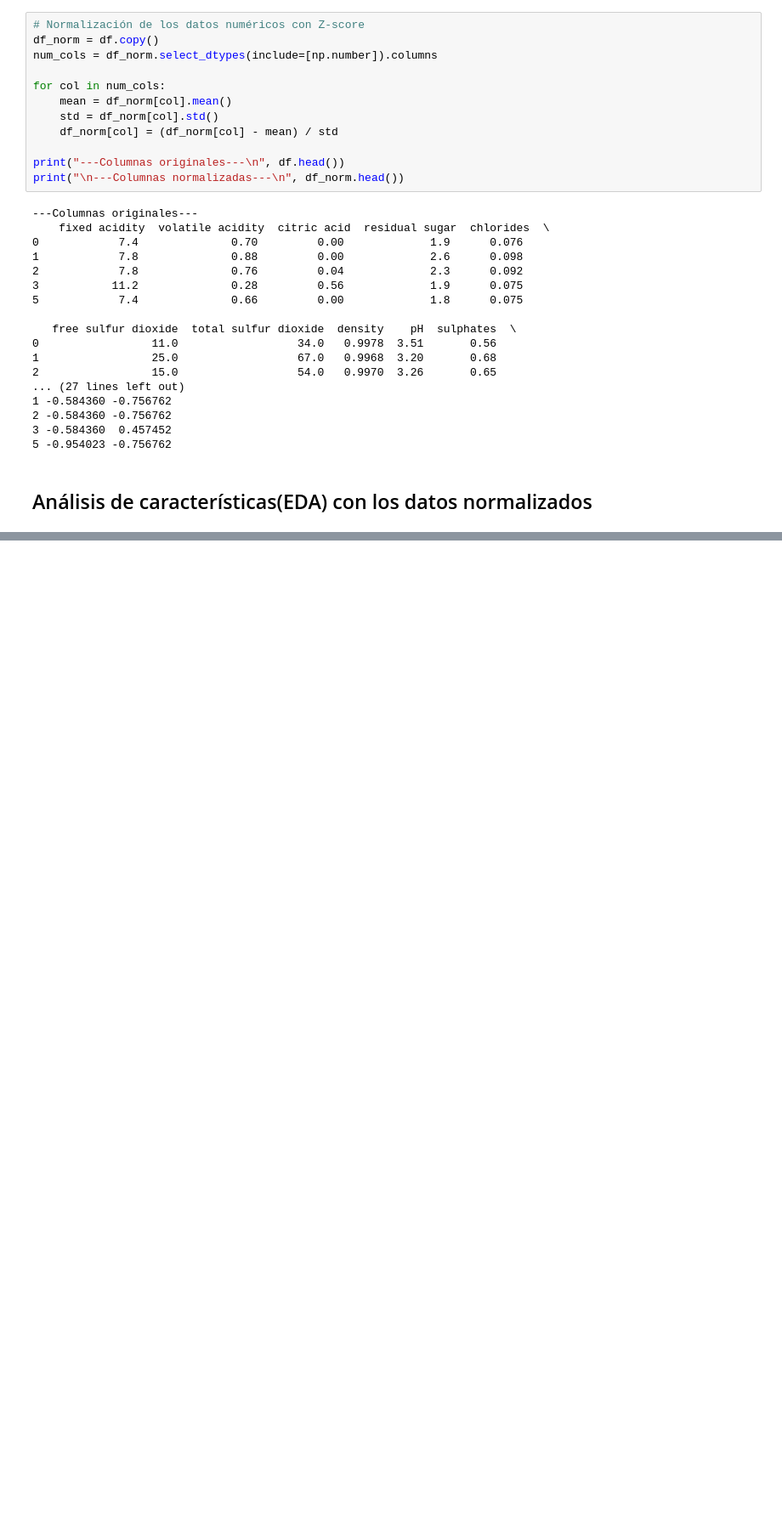
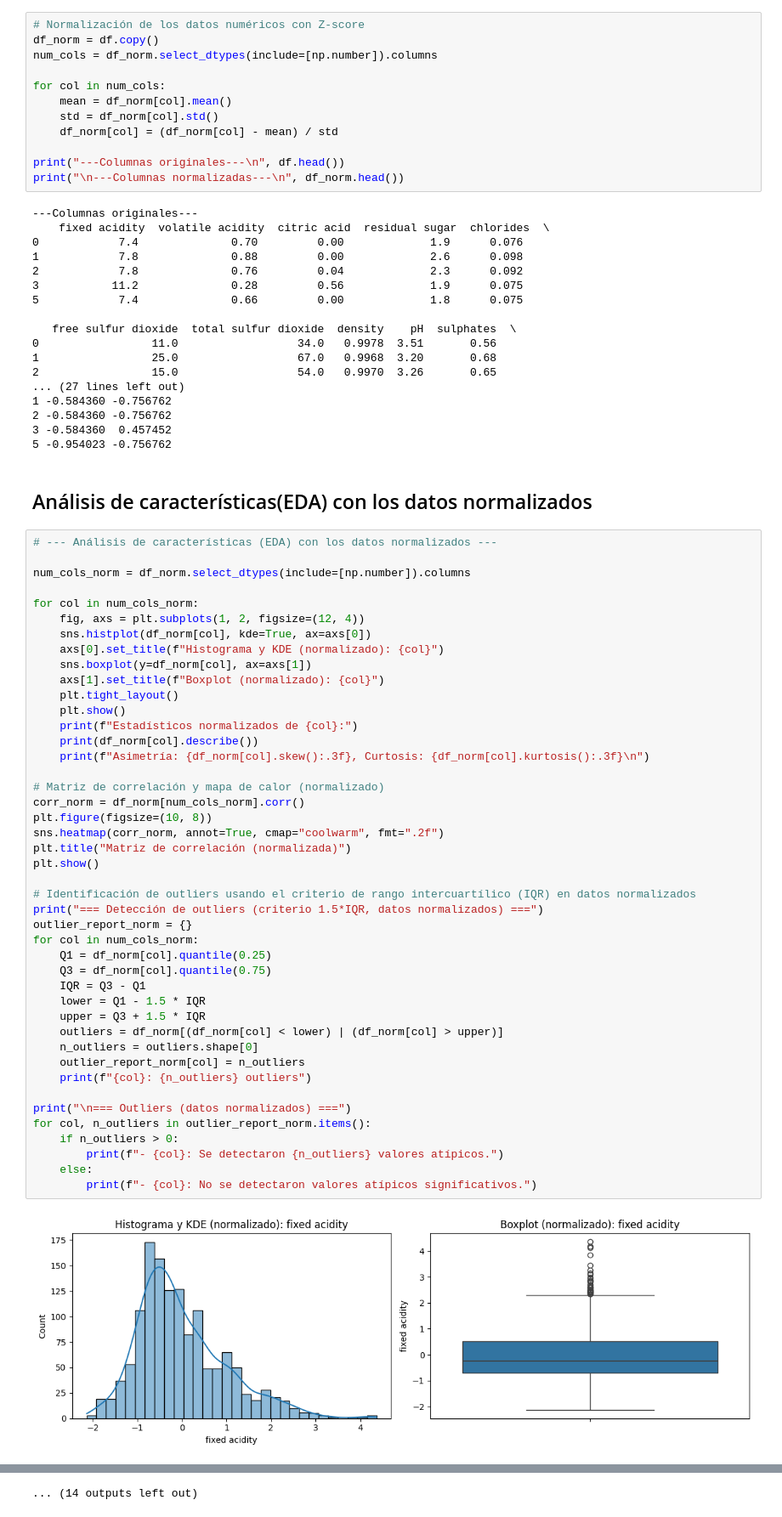
Before and after one commit to JosePablo-Tec/RegresionLogistica, a Jupyter notebook: RegresionLogistica.ipynb, the cells around one changed output, grey strips where cells are left out. Shown at 85% size. Saved outputs shown, nothing was run; the diff lists cells and outputs as text; blank space fills up the shorter version.

```diff
--- a/RegresionLogistica.ipynb
+++ b/RegresionLogistica.ipynb
@@ -259,3 +259,49 @@ print("\n---Columnas normalizadas---\n", df_norm.head())
 5 -0.954023 -0.756762
 # %% [markdown]
 ## Análisis de características(EDA) con los datos normalizados
+# %%
+# --- Análisis de características (EDA) con los datos normalizados ---
+
+num_cols_norm = df_norm.select_dtypes(include=[np.number]).columns
+
+for col in num_cols_norm:
+    fig, axs = plt.subplots(1, 2, figsize=(12, 4))
+    sns.histplot(df_norm[col], kde=True, ax=axs[0])
+    axs[0].set_title(f"Histograma y KDE (normalizado): {col}")
+    sns.boxplot(y=df_norm[col], ax=axs[1])
+    axs[1].set_title(f"Boxplot (normalizado): {col}")
+    plt.tight_layout()
+    plt.show()
+    print(f"Estadísticos normalizados de {col}:")
+    print(df_norm[col].describe())
+    print(f"Asimetría: {df_norm[col].skew():.3f}, Curtosis: {df_norm[col].kurtosis():.3f}\n")
+
+# Matriz de correlación y mapa de calor (normalizado)
+corr_norm = df_norm[num_cols_norm].corr()
+plt.figure(figsize=(10, 8))
+sns.heatmap(corr_norm, annot=True, cmap="coolwarm", fmt=".2f")
+plt.title("Matriz de correlación (normalizada)")
+plt.show()
+
+# Identificación de outliers usando el criterio de rango intercuartílico (IQR) en datos normalizados
+print("=== Detección de outliers (criterio 1.5*IQR, datos normalizados) ===")
+outlier_report_norm = {}
+for col in num_cols_norm:
+    Q1 = df_norm[col].quantile(0.25)
+    Q3 = df_norm[col].quantile(0.75)
+    IQR = Q3 - Q1
+    lower = Q1 - 1.5 * IQR
+    upper = Q3 + 1.5 * IQR
+    outliers = df_norm[(df_norm[col] < lower) | (df_norm[col] > upper)]
+    n_outliers = outliers.shape[0]
+    outlier_report_norm[col] = n_outliers
+    print(f"{col}: {n_outliers} outliers")
+
+print("\n=== Outliers (datos normalizados) ===")
+for col, n_outliers in outlier_report_norm.items():
+    if n_outliers > 0:
+        print(f"- {col}: Se detectaron {n_outliers} valores atípicos.")
+    else:
+        print(f"- {col}: No se detectaron valores atípicos significativos.")
+# %% [output]
+[figure, added]
@@ -261,0 +379 @@ print("\n---Columnas normalizadas---\n", df_norm.head())
+... (14 outputs left out)
```
Also changed, not shown: parts of 1 cell of this notebook.
